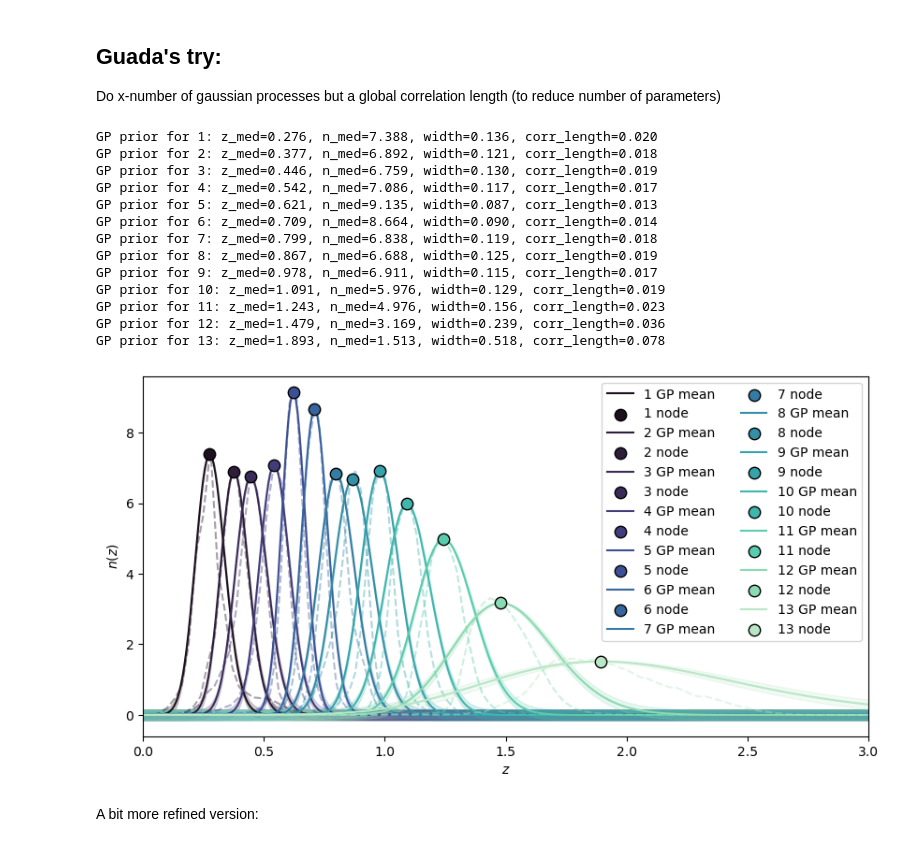
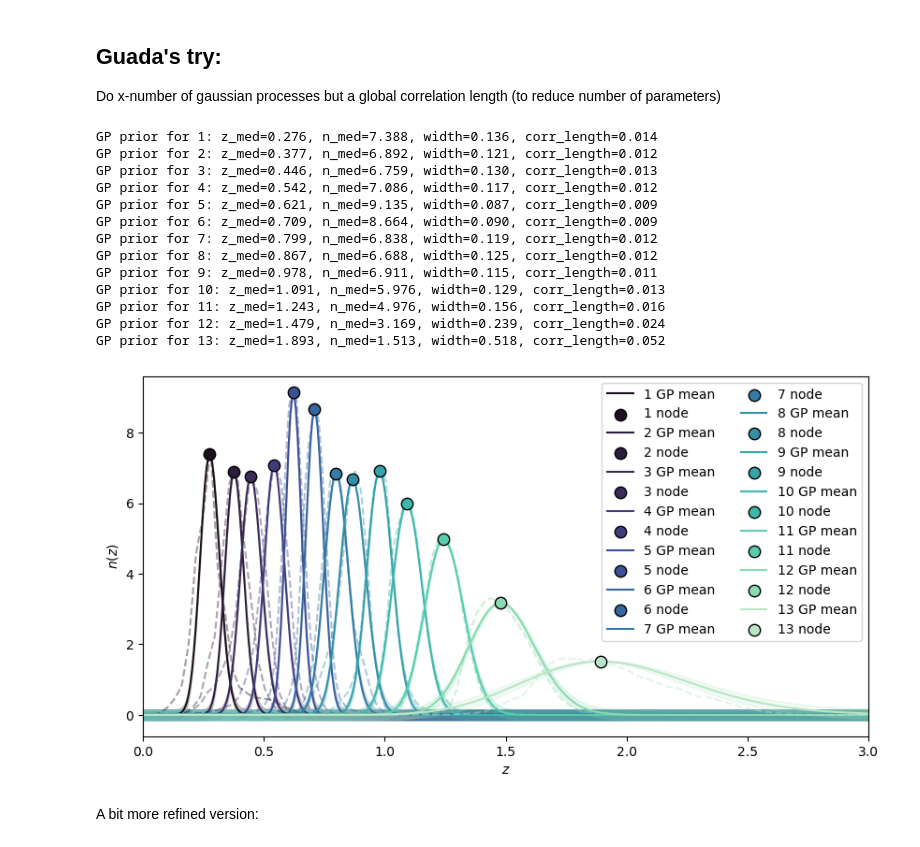
Before and after one commit to jipdebuck/binz, a Jupyter notebook: src/binz/GP_nz.ipynb, the cells around one changed output. Drawn from its saved outputs; the diff is of its cells as text; code cells hidden in the pictures.

```diff
--- a/src/binz/GP_nz.ipynb
+++ b/src/binz/GP_nz.ipynb
@@ -298,7 +298,7 @@ import seaborn as sns
 
 z_min, z_max = 0.0, 3.0
 z_pred = np.linspace(z_min, z_max, 400).reshape(-1, 1)
-corr_length = 0.15  # correlation length factor (relative to bin width)
+corr_length = 0.1  # correlation length factor (relative to bin width)
 sigma_amp = 0.02    # GP amplitude
 
 gp_priors = {}
@@ -334,47 +334,47 @@ for key, nz in dndz_she_norm.items():
     gp_priors[key] = gp
     gp_predictions[key] = (y_pred, y_std)
     training_nodes[key] = (X_train, y_train)
 
     print(f"GP prior for {key}: z_med={z_med:.3f}, n_med={n_med:.3f}, width={width:.3f}, corr_length={corr_length * width:.3f}")
 
 # --- Plot ---
 palette = sns.color_palette("mako", len(dndz_she_norm))
 fig, ax = plt.subplots(figsize=(10, 5))
 
 for j, key in enumerate(dndz_she_norm.keys()):
     y_pred, y_std = gp_predictions[key]
     X_train, y_train = training_nodes[key]
 
     # GP prior mean + uncertainty
     ax.plot(z_pred, y_pred, color=palette[j], label=f"{key} GP mean")
     ax.fill_between(z_pred.ravel(), y_pred - y_std, y_pred + y_std, color=palette[j], alpha=0.2)
 
     # Original n(z)
     ax.plot(z, dndz_she_norm[key], '--', color=palette[j], alpha=0.4)
 
     # Training node (median)
     ax.scatter(X_train, y_train, color=palette[j], edgecolor='black', s=80, zorder=3, label=f"{key} node")
 
 ax.set_xlabel(r"$z$")
 ax.set_ylabel(r"$n(z)$")
 ax.set_xlim(z_min, z_max)
 ax.legend(loc="upper right", ncol=2)
 plt.show()
 # %% [output]
-GP prior for 1: z_med=0.276, n_med=7.388, width=0.136, corr_length=0.020
-GP prior for 2: z_med=0.377, n_med=6.892, width=0.121, corr_length=0.018
-GP prior for 3: z_med=0.446, n_med=6.759, width=0.130, corr_length=0.019
-GP prior for 4: z_med=0.542, n_med=7.086, width=0.117, corr_length=0.017
-GP prior for 5: z_med=0.621, n_med=9.135, width=0.087, corr_length=0.013
-GP prior for 6: z_med=0.709, n_med=8.664, width=0.090, corr_length=0.014
-GP prior for 7: z_med=0.799, n_med=6.838, width=0.119, corr_length=0.018
-GP prior for 8: z_med=0.867, n_med=6.688, width=0.125, corr_length=0.019
-GP prior for 9: z_med=0.978, n_med=6.911, width=0.115, corr_length=0.017
-GP prior for 10: z_med=1.091, n_med=5.976, width=0.129, corr_length=0.019
-GP prior for 11: z_med=1.243, n_med=4.976, width=0.156, corr_length=0.023
-GP prior for 12: z_med=1.479, n_med=3.169, width=0.239, corr_length=0.036
-GP prior for 13: z_med=1.893, n_med=1.513, width=0.518, corr_length=0.078
+GP prior for 1: z_med=0.276, n_med=7.388, width=0.136, corr_length=0.014
+GP prior for 2: z_med=0.377, n_med=6.892, width=0.121, corr_length=0.012
+GP prior for 3: z_med=0.446, n_med=6.759, width=0.130, corr_length=0.013
+GP prior for 4: z_med=0.542, n_med=7.086, width=0.117, corr_length=0.012
+GP prior for 5: z_med=0.621, n_med=9.135, width=0.087, corr_length=0.009
+GP prior for 6: z_med=0.709, n_med=8.664, width=0.090, corr_length=0.009
+GP prior for 7: z_med=0.799, n_med=6.838, width=0.119, corr_length=0.012
+GP prior for 8: z_med=0.867, n_med=6.688, width=0.125, corr_length=0.012
+GP prior for 9: z_med=0.978, n_med=6.911, width=0.115, corr_length=0.011
+GP prior for 10: z_med=1.091, n_med=5.976, width=0.129, corr_length=0.013
+GP prior for 11: z_med=1.243, n_med=4.976, width=0.156, corr_length=0.016
+GP prior for 12: z_med=1.479, n_med=3.169, width=0.239, corr_length=0.024
+GP prior for 13: z_med=1.893, n_med=1.513, width=0.518, corr_length=0.052
-[figure, old version]
+[figure, new version]
 # %% [markdown]
 A bit more refined version:
 # %%
```
Also changed, not shown: parts of 2 cells of this notebook.
